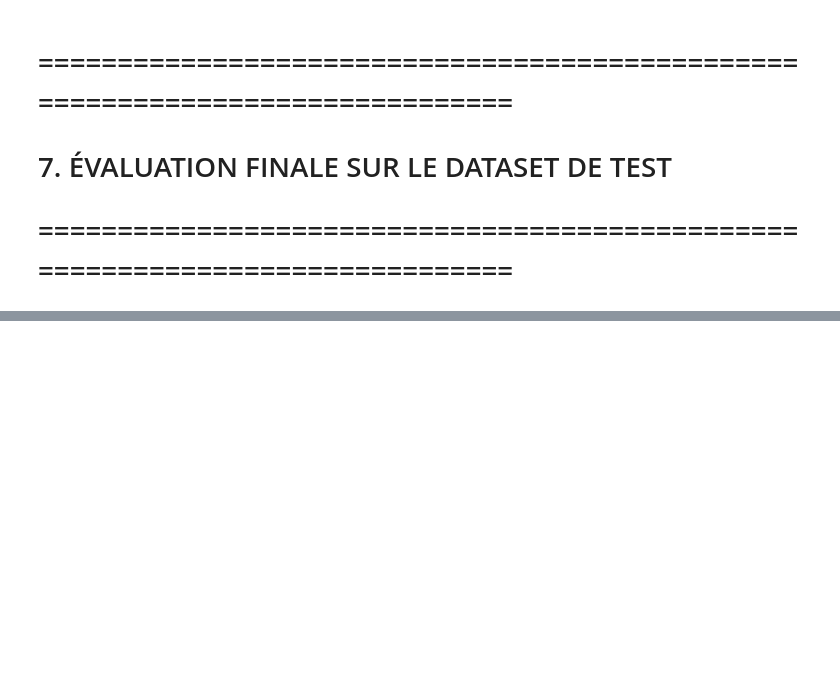
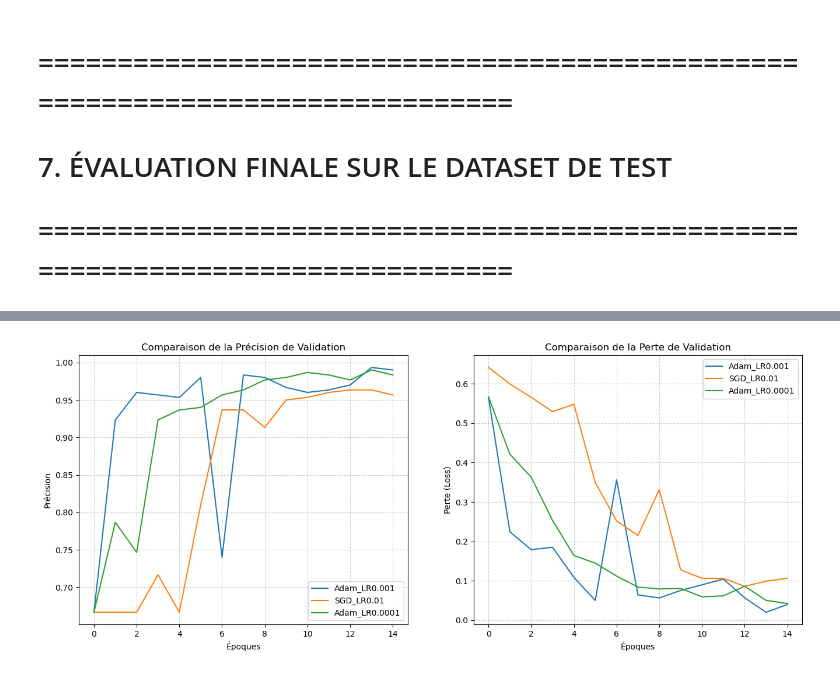
Before and after one commit to kendric04/Potato-Leaf-Disease, a Jupyter notebook: Potatoes.ipynb, the cells around one changed output, grey strips where cells are left out. Drawn from its saved outputs; the diff is of its cells as text; code cells hidden in the pictures; blank space fills up the shorter version.

```diff
--- a/Potatoes.ipynb
+++ b/Potatoes.ipynb
@@ -271,0 +350,90 @@ F1-Score Global (Test) : 0.8320
+# %%
+from tensorflow.keras import layers, models, optimizers
+import matplotlib.pyplot as plt
+
+# ==============================================================================
+# FONCTION POUR CRÉER DES MODÈLES SUR MESURE (POUR L'EXPÉRIMENTATION)
+# ==============================================================================
+def construire_modele(utilisation_dropout=True, optimiseur='adam', taux_apprentissage=0.001):
+    """Construit et compile un modèle avec des hyperparamètres spécifiques."""
+    model = models.Sequential([
+        layers.Input(shape=(256, 256, 3)),
+        layers.Conv2D(32, (3, 3), activation='relu'),
+        layers.MaxPooling2D((2, 2)),
+        layers.Conv2D(64, (3, 3), activation='relu'),
+        layers.MaxPooling2D((2, 2)),
+
+        # Ajout d'une couche supplémentaire (Point 1 de la consigne)
+        layers.Conv2D(128, (3, 3), activation='relu'),
+        layers.MaxPooling2D((2, 2)),
+
+        layers.Flatten(),
+        layers.Dense(128, activation='relu')
+    ])
+
+    # Utilisation du Dropout (Point 1 de la consigne)
+    if utilisation_dropout:
+        model.add(layers.Dropout(0.5))
+
+    model.add(layers.Dense(1, activation='sigmoid'))
+
+    # Choix de l'optimiseur et du taux d'apprentissage (Points 2 et 3 de la consigne)
+    if optimiseur.lower() == 'adam':
+        opt = optimizers.Adam(learning_rate=taux_apprentissage)
+    elif optimiseur.lower() == 'sgd':
+        opt = optimizers.SGD(learning_rate=taux_apprentissage)
+
+    model.compile(optimizer=opt, loss='binary_crossentropy', metrics=['accuracy'])
+    return model
+
+# ==============================================================================
+# LANCEMENT DES EXPÉRIENCES
+# ==============================================================================
+# Point 4 : On ajuste le nombre d'époques à 15 pour voir le comportement à long terme
+EPOCHS = 15
+historiques = {}
+
+print("🚀 DÉMARRAGE DES EXPÉRIENCES...\n")
+
+# Expérience 1 : Notre base (Adam classique)
+print("--- Expérience 1 : Adam | LR = 0.001 | Avec Dropout ---")
+modele_1 = construire_modele(utilisation_dropout=True, optimiseur='adam', taux_apprentissage=0.001)
+historiques['Adam_LR0.001'] = modele_1.fit(train_dataset, validation_data=val_dataset, epochs=EPOCHS, verbose=1)
+
+# Expérience 2 : Test avec SGD (Généralement plus lent à converger)
+print("\n--- Expérience 2 : SGD | LR = 0.01 | Avec Dropout ---")
+modele_2 = construire_modele(utilisation_dropout=True, optimiseur='sgd', taux_apprentissage=0.01)
+historiques['SGD_LR0.01'] = modele_2.fit(train_dataset, validation_data=val_dataset, epochs=EPOCHS, verbose=1)
+
+# Expérience 3 : Test avec Adam mais un taux d'apprentissage plus faible
+print("\n--- Expérience 3 : Adam | LR = 0.0001 (Faible) | Avec Dropout ---")
+modele_3 = construire_modele(utilisation_dropout=True, optimiseur='adam', taux_apprentissage=0.0001)
+historiques['Adam_LR0.0001'] = modele_3.fit(train_dataset, validation_data=val_dataset, epochs=EPOCHS, verbose=1)
+
+# ==============================================================================
+# AFFICHAGE DE LA COMPARAISON VISUELLE (IDÉAL POUR LE RAPPORT)
+# ==============================================================================
+plt.figure(figsize=(16, 6))
+
+# Graphique de Précision (Accuracy)
+plt.subplot(1, 2, 1)
+for nom, hist in historiques.items():
+    plt.plot(hist.history['val_accuracy'], label=f'{nom}')
+plt.title('Comparaison de la Précision de Validation')
+plt.xlabel('Époques')
+plt.ylabel('Précision')
+plt.legend()
+plt.grid(True, linestyle='--', alpha=0.6)
+
+# Graphique de Perte (Loss)
+plt.subplot(1, 2, 2)
+for nom, hist in historiques.items():
+    plt.plot(hist.history['val_loss'], label=f'{nom}')
+plt.title('Comparaison de la Perte de Validation')
+plt.xlabel('Époques')
+plt.ylabel('Perte (Loss)')
+plt.legend()
+plt.grid(True, linestyle='--', alpha=0.6)
+
+plt.show()
+# %% [output]
@@ -271,0 +457 @@ F1-Score Global (Test) : 0.8320
+[figure, added]
```
Also changed, not shown: parts of 8 cells of this notebook.
